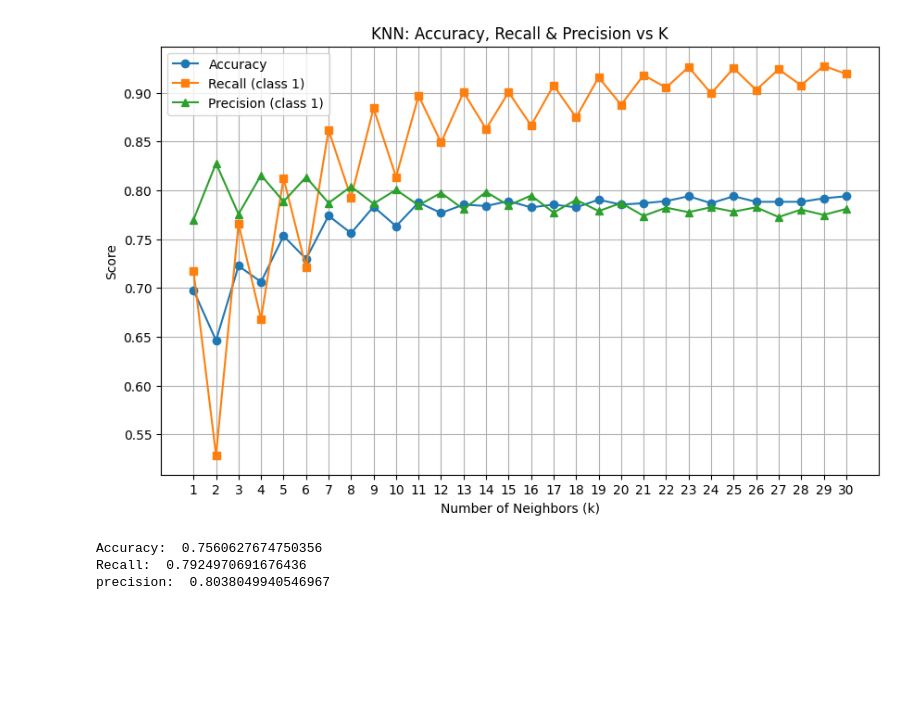
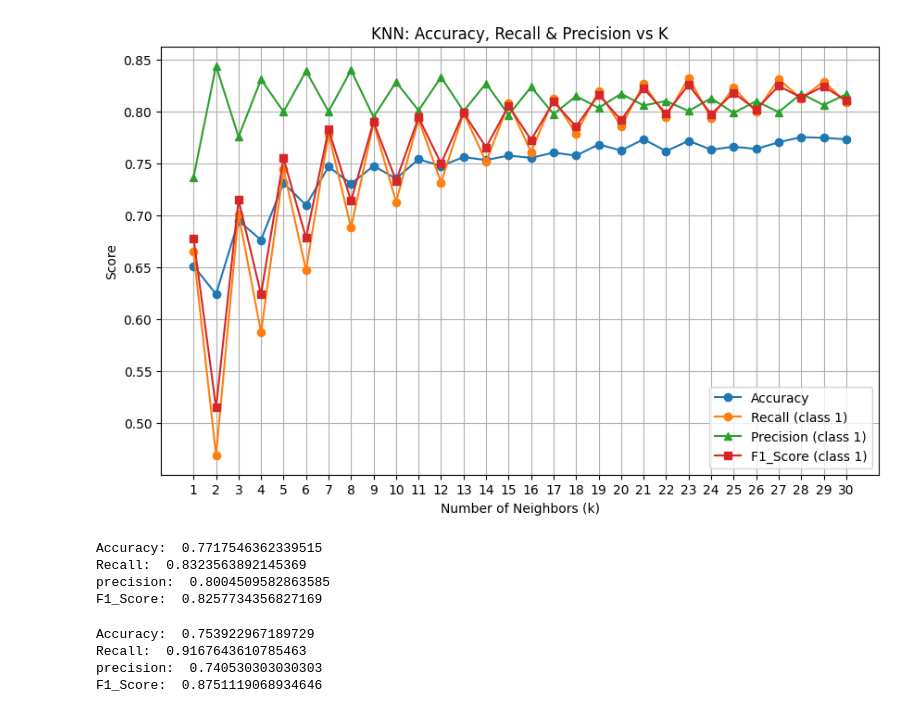
Before and after one commit to yamiSukehiro2907/classical_machine_learning, a Jupyter notebook: Project/KNN.ipynb, the cells around one changed output. Saved outputs shown, nothing was run; the diff lists cells and outputs as text; code cells hidden in the pictures; blank space fills up the shorter version.

```diff
--- a/Project/KNN.ipynb
+++ b/Project/KNN.ipynb
@@ -21,7 +17,2 @@ X_scaled = scaler.fit_transform(X)
 # %%
-X_train, X_test, y_train, y_test = train_test_split(
-    X_scaled, y, test_size=0.2, random_state=42, stratify=y
-)
+X_train, X_test, y_train, y_test = train_test_split(X, y, test_size=0.2, random_state=42, stratify=y)
-# %%
-knn = KNeighborsClassifier(n_neighbors=19)
-knn.fit(X_train, y_train)
@@ -30,2 +18,0 @@ KNeighborsClassifier(n_neighbors=19)
-# %%
-y_pred = knn.predict(X_test)
@@ -52,18 +19,17 @@ weighted avg       0.79      0.79      0.78      1402
 # %%
-from sklearn.metrics import precision_score
-
 k_values = []
 for i in range(1, 31):
     k_values.append(i)
 accuracy_list = []
 recall_list = []
 precision_list = []
+f1_score_list = []
 
 for k in k_values:
     knn = KNeighborsClassifier(n_neighbors=k)
     knn.fit(X_train, y_train)
     y_pred = knn.predict(X_test)
-
     accuracy_list.append(accuracy_score(y_test, y_pred))
     recall_list.append(recall_score(y_test, y_pred))
     precision_list.append(precision_score(y_test, y_pred))
+    f1_score_list.append(fbeta_score(y_test , y_pred , beta=2))
@@ -94,25 +36,48 @@ Precision:  0.7808764940239044
 # %%
 plt.figure(figsize=(10,6))
 plt.plot(k_values, accuracy_list, marker='o', label='Accuracy')
-plt.plot(k_values, recall_list, marker='s', label='Recall (class 1)')
+plt.plot(k_values, recall_list, marker='o', label='Recall (class 1)')
 plt.plot(k_values, precision_list, marker='^', label='Precision (class 1)')
+plt.plot(k_values, f1_score_list, marker='s', label='F1_Score (class 1)')
 plt.xlabel('Number of Neighbors (k)')
 plt.ylabel('Score')
 plt.title('KNN: Accuracy, Recall & Precision vs K')
 plt.xticks(k_values)
 plt.grid(True)
 plt.legend()
 plt.show()
 # %% [output]
-[figure, old version]
+[figure, new version]
 # %%
-knn = KNeighborsClassifier(n_neighbors=8)
+knn = KNeighborsClassifier(n_neighbors=23) # Best k-value
 knn.fit(X_train, y_train)
 y_pred = knn.predict(X_test)
 print("Accuracy: " , accuracy_score(y_test, y_pred))
 print("Recall: " , recall_score(y_test, y_pred))
-print("precision: " , precision_score(y_test, y_pred))#
+print("precision: " , precision_score(y_test, y_pred))
+print("F1_Score: " , fbeta_score(y_test , y_pred , beta=2))
 # %% [output]
-Accuracy:  0.7560627674750356
-Recall:  0.7924970691676436
-precision:  0.8038049940546967
+Accuracy:  0.7717546362339515
+Recall:  0.8323563892145369
+precision:  0.8004509582863585
+F1_Score:  0.8257734356827169
+# %%
+knn = KNeighborsClassifier(n_neighbors=23)
+knn.fit(X_train, y_train)
+## Changing the threshold
+y_proba = knn.predict_proba(X_test)[:, 1]
+
+threshold = 0.4
+y_pred_tuned = (y_proba >= threshold).astype(int)
+print("Accuracy: " , accuracy_score(y_test, y_pred_tuned))
+print("Recall: " , recall_score(y_test, y_pred_tuned))
+print("precision: " , precision_score(y_test, y_pred_tuned))#
+print("F1_Score: " , fbeta_score(y_test , y_pred_tuned , beta=2))
+
+## Why do we choose beta=2?
+## Why should we change out threshold , why not the default 0.5?
+# %% [output]
+Accuracy:  0.753922967189729
+Recall:  0.9167643610785463
+precision:  0.740530303030303
+F1_Score:  0.8751119068934646
```
Also changed, not shown: parts of 7 cells of this notebook, 1 other file.
